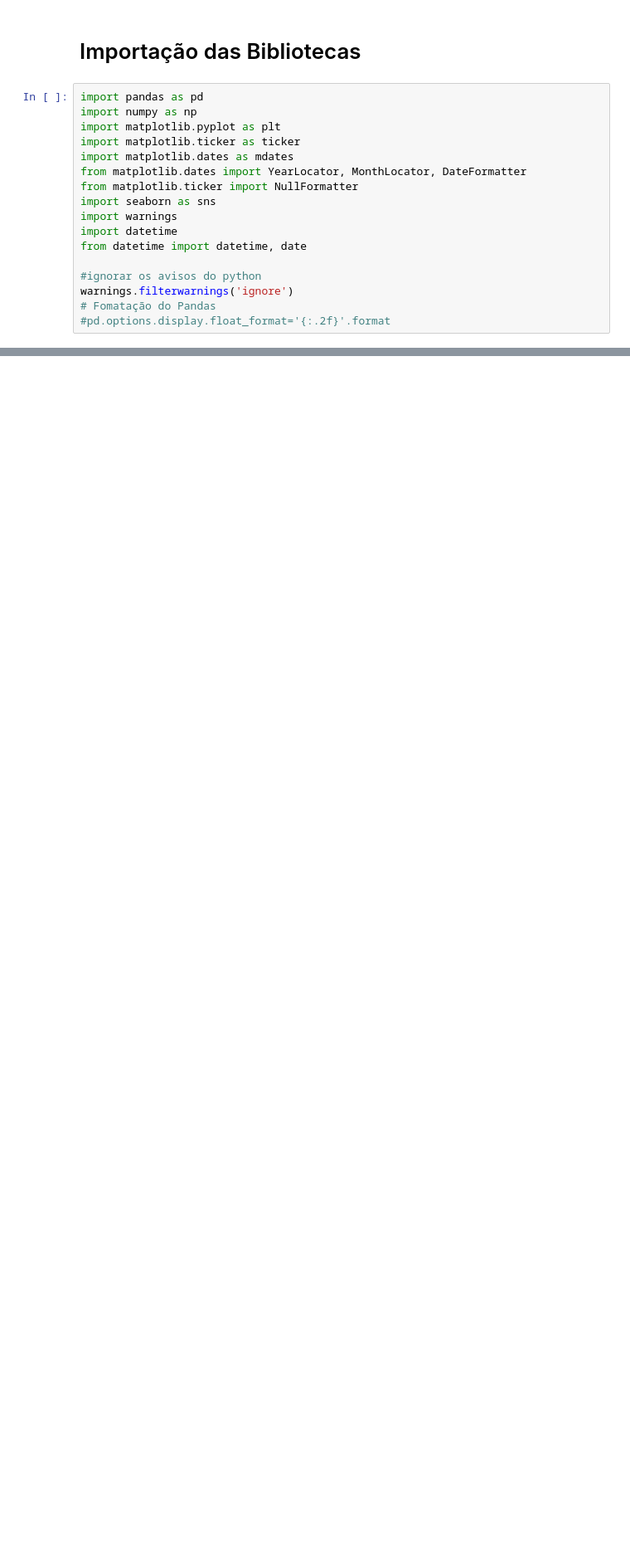
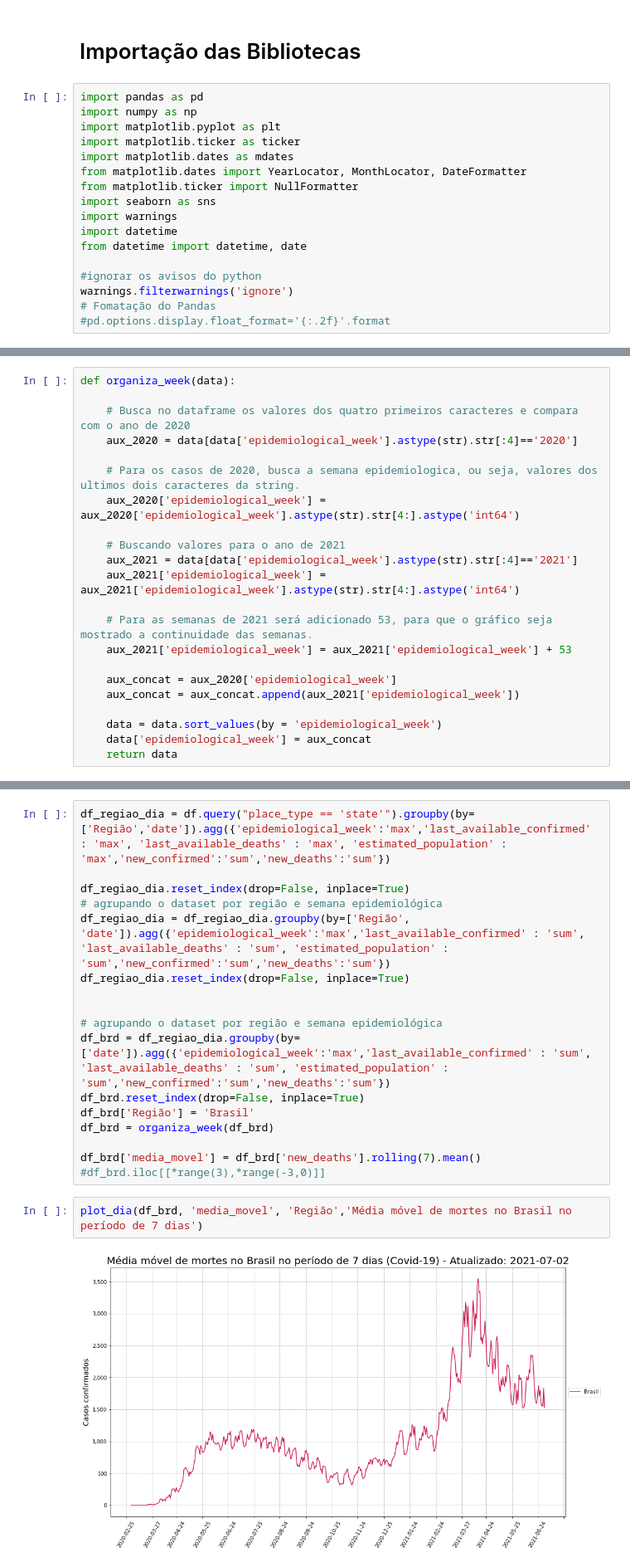
Before and after one commit to antoniodragoc/Projeto_Modulo_03, a Jupyter notebook: Projeto_Modulo_03.ipynb, the cells around one changed output, grey strips where cells are left out. Shown at 83% size. Saved outputs shown, nothing was run; the diff lists cells and outputs as text; blank space fills up the shorter version.

```diff
--- a/Projeto_Modulo_03.ipynb
+++ b/Projeto_Modulo_03.ipynb
@@ -54,0 +65,22 @@ warnings.filterwarnings('ignore')
+# %%
+def organiza_week(data):
+
+    # Busca no dataframe os valores dos quatro primeiros caracteres e compara com o ano de 2020
+    aux_2020 = data[data['epidemiological_week'].astype(str).str[:4]=='2020']
+
+    # Para os casos de 2020, busca a semana epidemiologica, ou seja, valores dos ultimos dois caracteres da string.
+    aux_2020['epidemiological_week'] = aux_2020['epidemiological_week'].astype(str).str[4:].astype('int64')
+
+    # Buscando valores para o ano de 2021
+    aux_2021 = data[data['epidemiological_week'].astype(str).str[:4]=='2021']
+    aux_2021['epidemiological_week'] = aux_2021['epidemiological_week'].astype(str).str[4:].astype('int64')
+
+    # Para as semanas de 2021 será adicionado 53, para que o gráfico seja mostrado a continuidade das semanas.
+    aux_2021['epidemiological_week'] = aux_2021['epidemiological_week'] + 53
+
+    aux_concat = aux_2020['epidemiological_week']
+    aux_concat = aux_concat.append(aux_2021['epidemiological_week'])
+
+    data = data.sort_values(by = 'epidemiological_week')
+    data['epidemiological_week'] = aux_concat
+    return data
@@ -54,0 +262,21 @@ warnings.filterwarnings('ignore')
+# %%
+df_regiao_dia = df.query("place_type == 'state'").groupby(by=['Região','date']).agg({'epidemiological_week':'max','last_available_confirmed' : 'max', 'last_available_deaths' : 'max', 'estimated_population' : 'max','new_confirmed':'sum','new_deaths':'sum'})
+
+df_regiao_dia.reset_index(drop=False, inplace=True)
+# agrupando o dataset por região e semana epidemiológica
+df_regiao_dia = df_regiao_dia.groupby(by=['Região', 'date']).agg({'epidemiological_week':'max','last_available_confirmed' : 'sum', 'last_available_deaths' : 'sum', 'estimated_population' : 'sum','new_confirmed':'sum','new_deaths':'sum'})
+df_regiao_dia.reset_index(drop=False, inplace=True)
+
+
+# agrupando o dataset por região e semana epidemiológica
+df_brd = df_regiao_dia.groupby(by=['date']).agg({'epidemiological_week':'max','last_available_confirmed' : 'sum', 'last_available_deaths' : 'sum', 'estimated_population' : 'sum','new_confirmed':'sum','new_deaths':'sum'})
+df_brd.reset_index(drop=False, inplace=True)
+df_brd['Região'] = 'Brasil'
+df_brd = organiza_week(df_brd)
+
+df_brd['media_movel'] = df_brd['new_deaths'].rolling(7).mean()
+#df_brd.iloc[[*range(3),*range(-3,0)]]
+# %%
+plot_dia(df_brd, 'media_movel', 'Região','Média móvel de mortes no Brasil no período de 7 dias')
+# %% [output]
+[figure, added]
```
Also changed, not shown: parts of 52 cells of this notebook, 1 other file.
